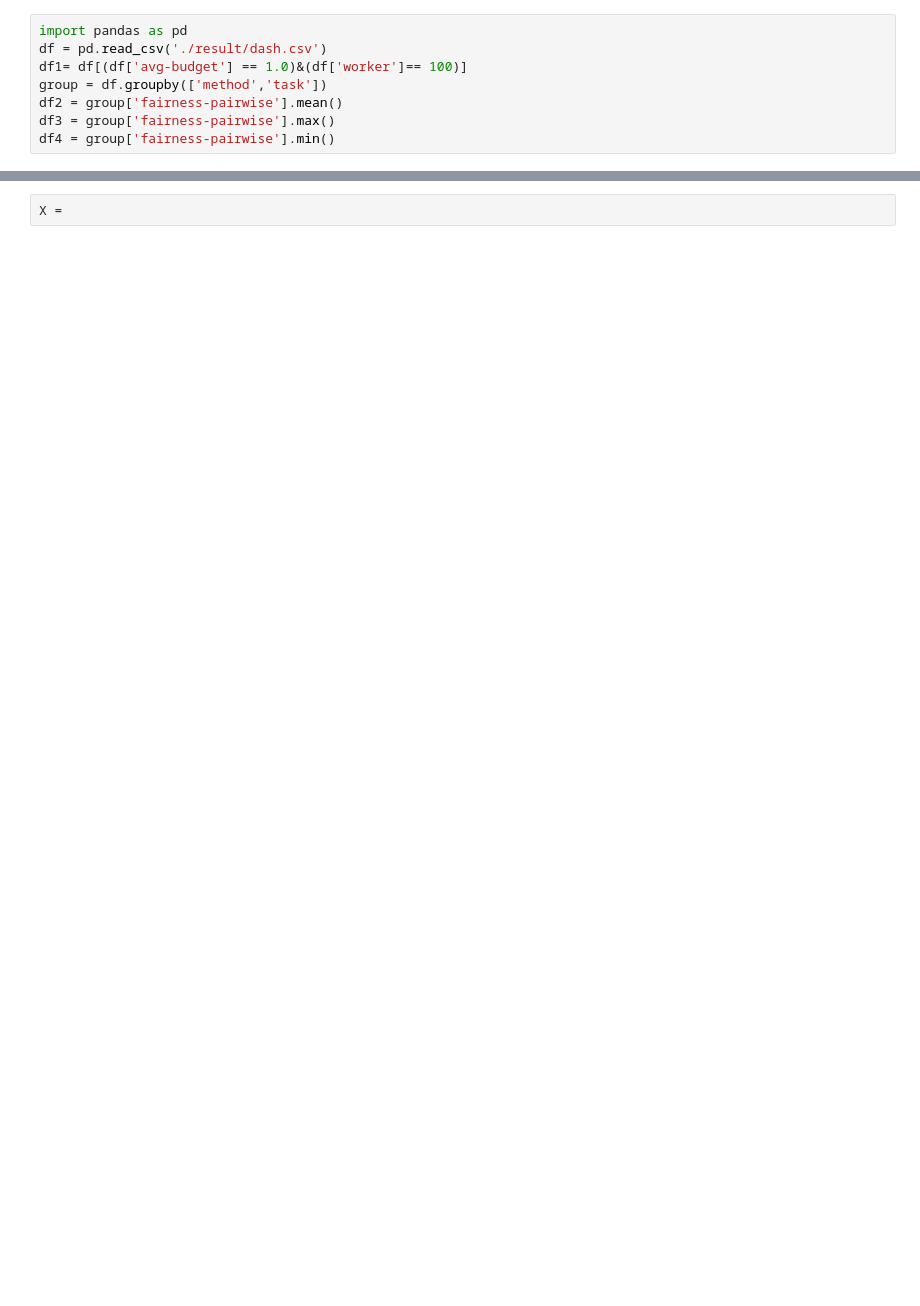
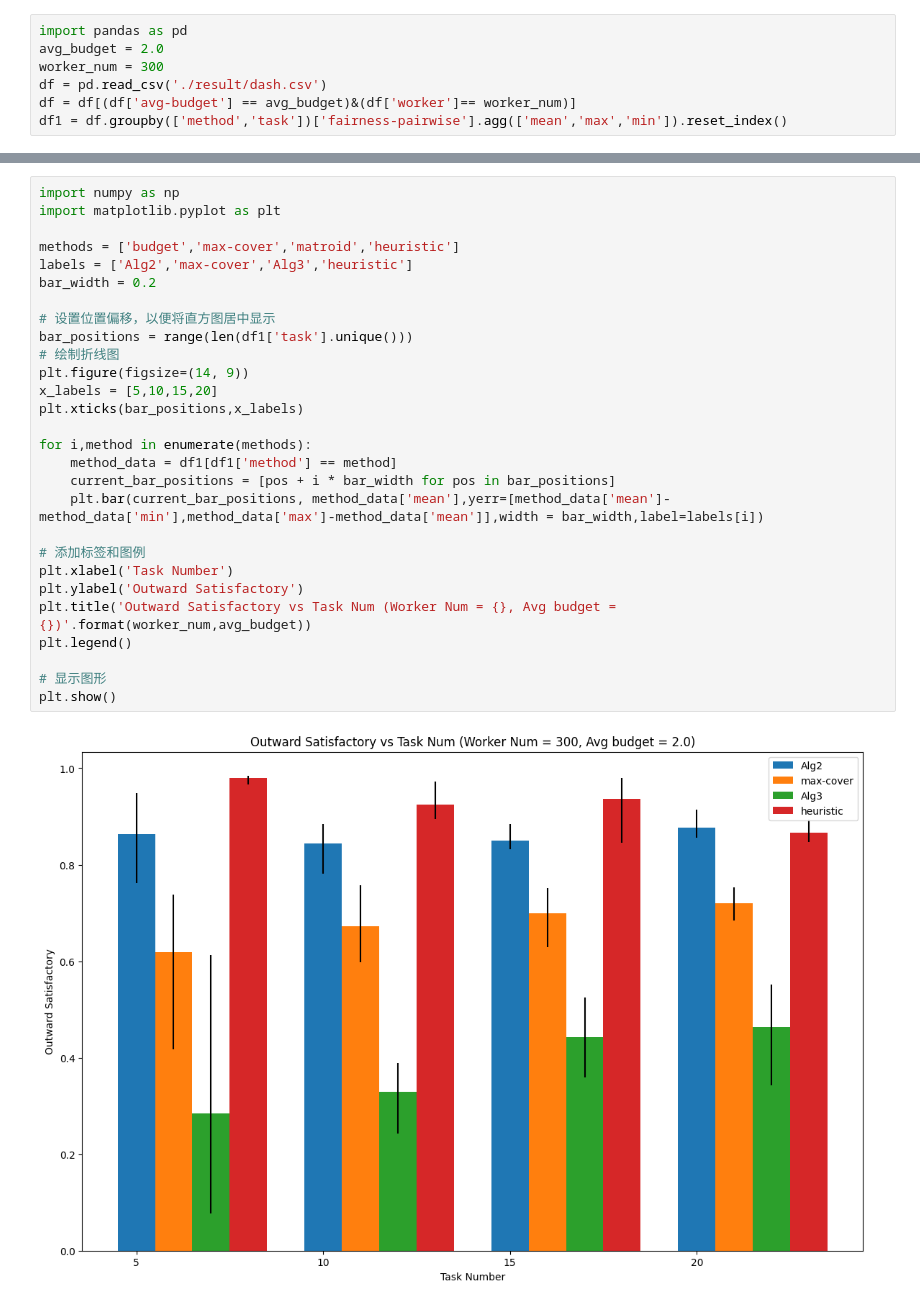
Before and after one commit to braisedp/CCTA, a Jupyter notebook: experiment/estimate_result.ipynb, the cells around one changed output, grey strips where cells are left out. Cells and saved outputs as stored; diff of their text form; blank space fills up the shorter version.

```diff
--- a/experiment/estimate_result.ipynb
+++ b/experiment/estimate_result.ipynb
@@ -1,8 +1,7 @@
 # %%
 import pandas as pd
+avg_budget = 2.0
+worker_num = 300
 df = pd.read_csv('./result/dash.csv')
-df1= df[(df['avg-budget'] == 1.0)&(df['worker']== 100)]
-group = df.groupby(['method','task'])
-df2 = group['fairness-pairwise'].mean()
-df3 = group['fairness-pairwise'].max()
-df4 = group['fairness-pairwise'].min()
+df = df[(df['avg-budget'] == avg_budget)&(df['worker']== worker_num)]
+df1 = df.groupby(['method','task'])['fairness-pairwise'].agg(['mean','max','min']).reset_index()
@@ -28,2 +8,30 @@ Name: fairness-pairwise, dtype: float64
 # %%
-X =
+import numpy as np
+import matplotlib.pyplot as plt
+
+methods = ['budget','max-cover','matroid','heuristic']
+labels = ['Alg2','max-cover','Alg3','heuristic']
+bar_width = 0.2
+
+# 设置位置偏移，以便将直方图居中显示
+bar_positions = range(len(df1['task'].unique()))
+# 绘制折线图
+plt.figure(figsize=(14, 9))
+x_labels = [5,10,15,20]
+plt.xticks(bar_positions,x_labels)
+
+for i,method in enumerate(methods):
+    method_data = df1[df1['method'] == method]
+    current_bar_positions = [pos + i * bar_width for pos in bar_positions]
+    plt.bar(current_bar_positions, method_data['mean'],yerr=[method_data['mean']-method_data['min'],method_data['max']-method_data['mean']],width = bar_width,label=labels[i])
+
+# 添加标签和图例
+plt.xlabel('Task Number')
+plt.ylabel('Outward Satisfactory')
+plt.title('Outward Satisfactory vs Task Num (Worker Num = {}, Avg budget = {})'.format(worker_num,avg_budget))
+plt.legend()
+
+# 显示图形
+plt.show()
+# %% [output]
+[figure, added]
```
Also changed, not shown: parts of 2 cells of this notebook, 4 other files.
